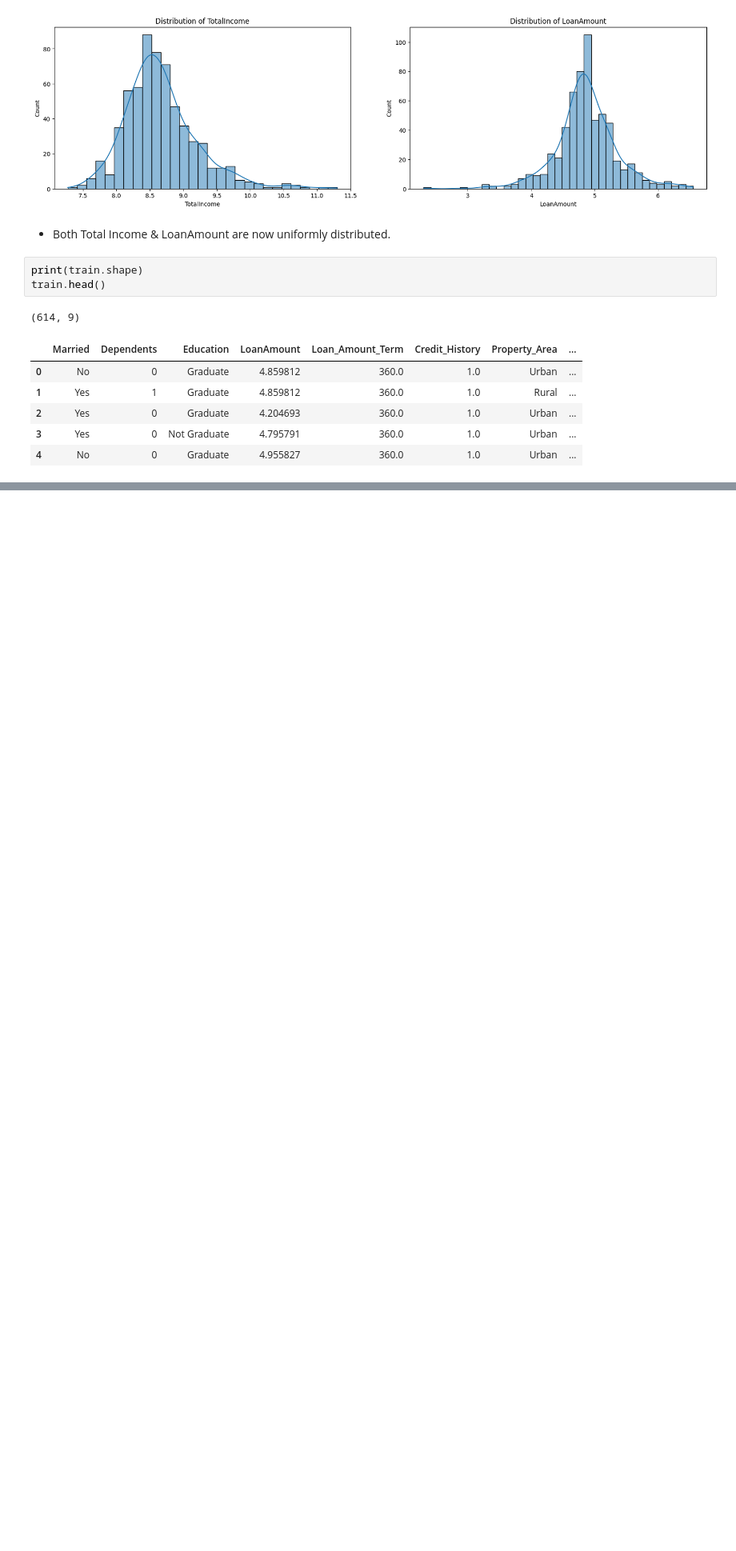
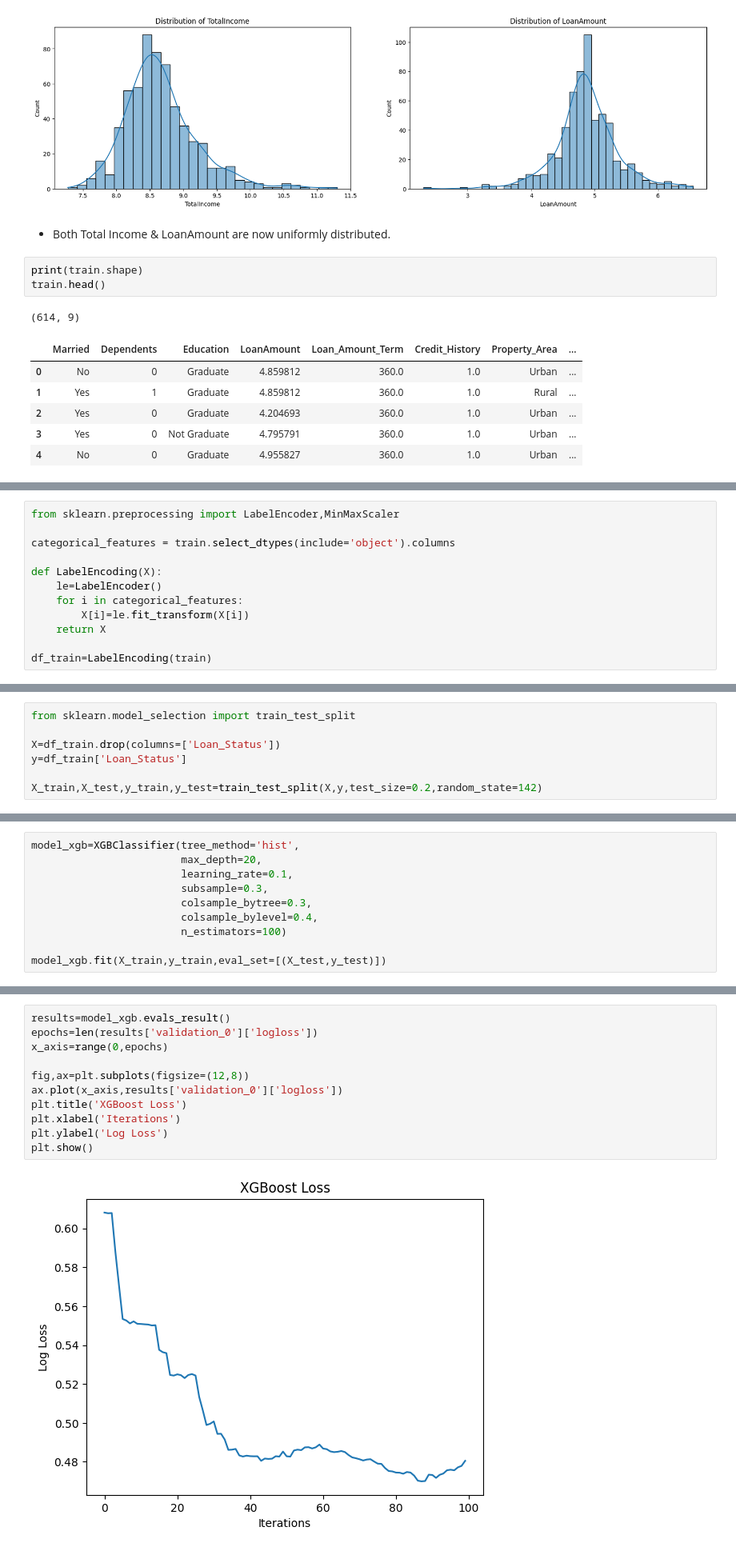
Before and after one commit to zoddtheimmortal/loan-prediction, a Jupyter notebook: loan-approval.ipynb, the cells around one changed output, grey strips where cells are left out. Shown at 80% size. Cells and saved outputs as stored; diff of their text form; blank space fills up the shorter version.

Commit message:
feat: add xgboost model
added prediction and analysis for the model using xgboost

```diff
--- a/loan-approval.ipynb
+++ b/loan-approval.ipynb
@@ -657,0 +681,12 @@ train.head()
+# %%
+from sklearn.preprocessing import LabelEncoder,MinMaxScaler
+
+categorical_features = train.select_dtypes(include='object').columns
+
+def LabelEncoding(X):
+    le=LabelEncoder()
+    for i in categorical_features:
+        X[i]=le.fit_transform(X[i])
+    return X
+
+df_train=LabelEncoding(train)
@@ -657,0 +713,7 @@ train.head()
+# %%
+from sklearn.model_selection import train_test_split
+
+X=df_train.drop(columns=['Loan_Status'])
+y=df_train['Loan_Status']
+
+X_train,X_test,y_train,y_test=train_test_split(X,y,test_size=0.2,random_state=142)
@@ -657,0 +734,10 @@ train.head()
+# %%
+model_xgb=XGBClassifier(tree_method='hist',
+                        max_depth=20,
+                        learning_rate=0.1,
+                        subsample=0.3,
+                        colsample_bytree=0.3,
+                        colsample_bylevel=0.4,
+                        n_estimators=100)
+
+model_xgb.fit(X_train,y_train,eval_set=[(X_test,y_test)])
@@ -657,0 +773,13 @@ train.head()
+# %%
+results=model_xgb.evals_result()
+epochs=len(results['validation_0']['logloss'])
+x_axis=range(0,epochs)
+
+fig,ax=plt.subplots(figsize=(12,8))
+ax.plot(x_axis,results['validation_0']['logloss'])
+plt.title('XGBoost Loss')
+plt.xlabel('Iterations')
+plt.ylabel('Log Loss')
+plt.show()
+# %% [output]
+[figure, added]
```
Also changed, not shown: parts of 12 cells of this notebook, 2 other files.
